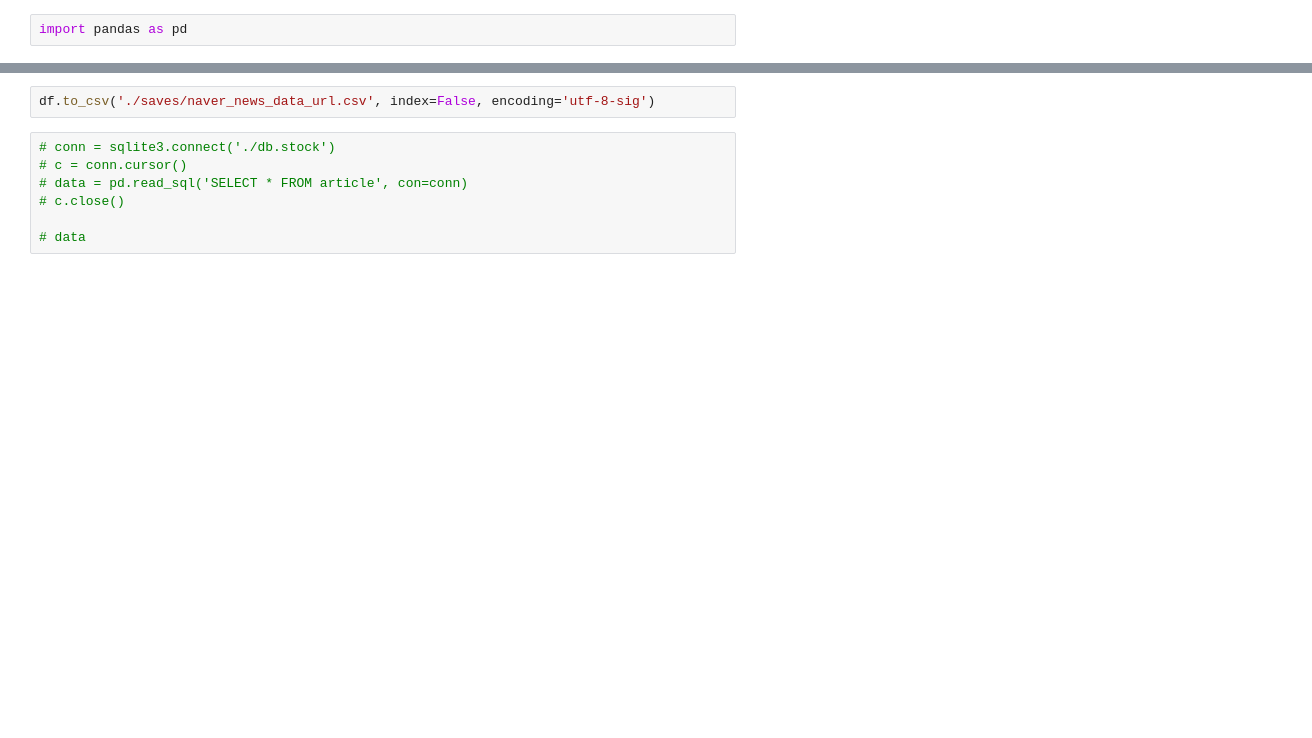
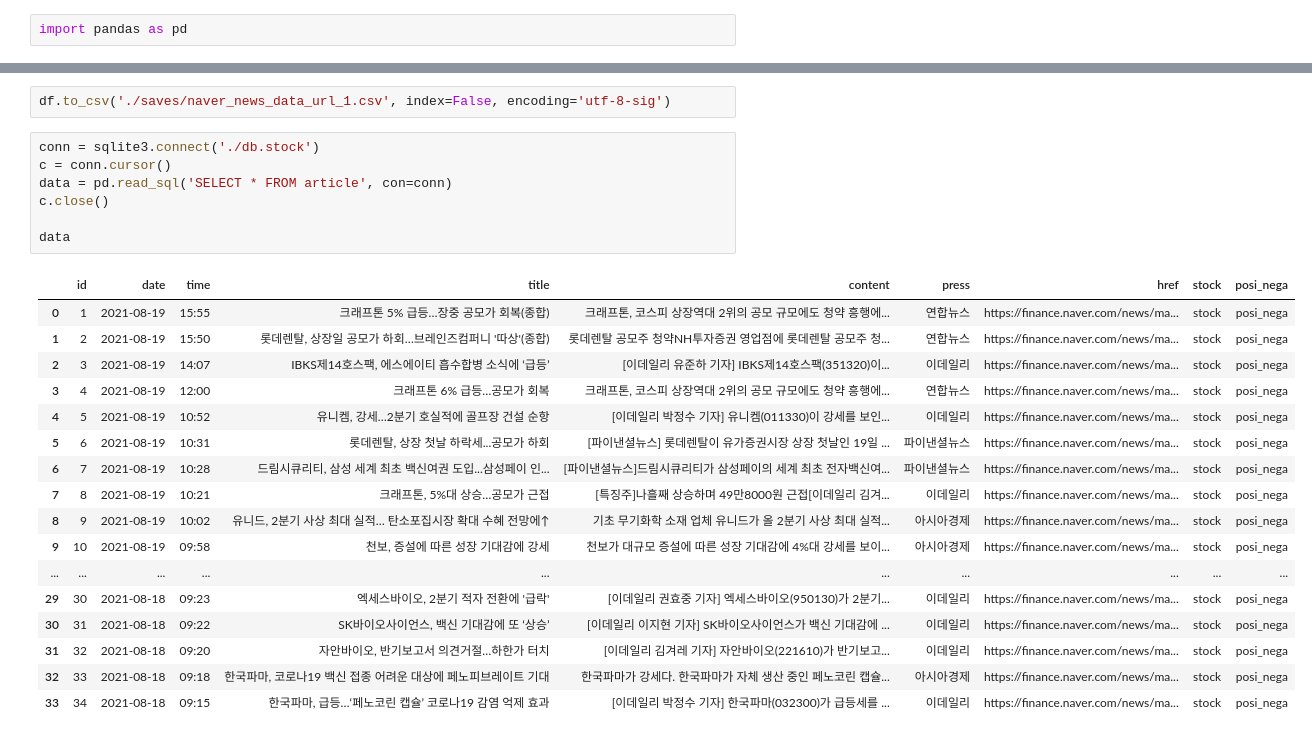
Before and after one commit to victoria2012/TeamProject, a Jupyter notebook: scraping/naver_finance_news_result_addUrl.ipynb, the cells around one changed output, grey strips where cells are left out. Cells and saved outputs as stored; diff of their text form; blank space fills up the shorter version.

```diff
--- a/scraping/naver_finance_news_result_addUrl.ipynb
+++ b/scraping/naver_finance_news_result_addUrl.ipynb
@@ -98,9 +102,27 @@ df
 # %%
-df.to_csv('./saves/naver_news_data_url.csv', index=False, encoding='utf-8-sig')
+df.to_csv('./saves/naver_news_data_url_1.csv', index=False, encoding='utf-8-sig')
 # %%
-# conn = sqlite3.connect('./db.stock')
-# c = conn.cursor()
-# data = pd.read_sql('SELECT * FROM article', con=conn)
-# c.close()
+conn = sqlite3.connect('./db.stock')
+c = conn.cursor()
+data = pd.read_sql('SELECT * FROM article', con=conn)
+c.close()
 
-# data
+data
+# %% [output]
+|  | id | date | time | title | content | press | href | stock | posi_nega |
+| 0 | 1 | 2021-08-19 | 15:55 | 크래프톤 5% 급등…장중 공모가 회복(종합) | 크래프톤, 코스피 상장역대 2위의 공모 규모에도 청약 흥행에... | 연합뉴스 | https://finance.naver.com/news/ma... | stock | posi_nega |
+| 1 | 2 | 2021-08-19 | 15:50 | 롯데렌탈, 상장일 공모가 하회…브레인즈컴퍼니 '따상'(종합) | 롯데렌탈 공모주 청약NH투자증권 영업점에 롯데렌탈 공모주 청... | 연합뉴스 | https://finance.naver.com/news/ma... | stock | posi_nega |
+| 2 | 3 | 2021-08-19 | 14:07 | IBKS제14호스팩, 에스에이티 흡수합병 소식에 ‘급등’ | [이데일리 유준하 기자] IBKS제14호스팩(351320)이... | 이데일리 | https://finance.naver.com/news/ma... | stock | posi_nega |
+| 3 | 4 | 2021-08-19 | 12:00 | 크래프톤 6% 급등…공모가 회복 | 크래프톤, 코스피 상장역대 2위의 공모 규모에도 청약 흥행에... | 연합뉴스 | https://finance.naver.com/news/ma... | stock | posi_nega |
+| 4 | 5 | 2021-08-19 | 10:52 | 유니켐, 강세…2분기 호실적에 골프장 건설 순항 | [이데일리 박정수 기자] 유니켐(011330)이 강세를 보인... | 이데일리 | https://finance.naver.com/news/ma... | stock | posi_nega |
+| 5 | 6 | 2021-08-19 | 10:31 | 롯데렌탈, 상장 첫날 하락세...공모가 하회 | [파이낸셜뉴스] 롯데렌탈이 유가증권시장 상장 첫날인 19일 ... | 파이낸셜뉴스 | https://finance.naver.com/news/ma... | stock | posi_nega |
+| 6 | 7 | 2021-08-19 | 10:28 | 드림시큐리티, 삼성 세계 최초 백신여권 도입...삼성페이 인... | [파이낸셜뉴스]드림시큐리티가 삼성페이의 세계 최초 전자백신여... | 파이낸셜뉴스 | https://finance.naver.com/news/ma... | stock | posi_nega |
+| 7 | 8 | 2021-08-19 | 10:21 | 크래프톤, 5%대 상승…공모가 근접 | [특징주]나흘째 상승하며 49만8000원 근접[이데일리 김겨... | 이데일리 | https://finance.naver.com/news/ma... | stock | posi_nega |
+| 8 | 9 | 2021-08-19 | 10:02 | 유니드, 2분기 사상 최대 실적… 탄소포집시장 확대 수혜 전망에↑ | 기초 무기화학 소재 업체 유니드가 올 2분기 사상 최대 실적... | 아시아경제 | https://finance.naver.com/news/ma... | stock | posi_nega |
+| 9 | 10 | 2021-08-19 | 09:58 | 천보, 증설에 따른 성장 기대감에 강세 | 천보가 대규모 증설에 따른 성장 기대감에 4%대 강세를 보이... | 아시아경제 | https://finance.naver.com/news/ma... | stock | posi_nega |
+| ... | ... | ... | ... | ... | ... | ... | ... | ... | ... |
+| 29 | 30 | 2021-08-18 | 09:23 | 엑세스바이오, 2분기 적자 전환에 '급락' | [이데일리 권효중 기자] 엑세스바이오(950130)가 2분기... | 이데일리 | https://finance.naver.com/news/ma... | stock | posi_nega |
+| 30 | 31 | 2021-08-18 | 09:22 | SK바이오사이언스, 백신 기대감에 또 ‘상승’ | [이데일리 이지현 기자] SK바이오사이언스가 백신 기대감에 ... | 이데일리 | https://finance.naver.com/news/ma... | stock | posi_nega |
+| 31 | 32 | 2021-08-18 | 09:20 | 자안바이오, 반기보고서 의견거절…하한가 터치 | [이데일리 김겨레 기자] 자안바이오(221610)가 반기보고... | 이데일리 | https://finance.naver.com/news/ma... | stock | posi_nega |
+| 32 | 33 | 2021-08-18 | 09:18 | 한국파마, 코로나19 백신 접종 어려운 대상에 페노피브레이트 기대 | 한국파마가 강세다. 한국파마가 자체 생산 중인 페노코린 캡슐... | 아시아경제 | https://finance.naver.com/news/ma... | stock | posi_nega |
+| 33 | 34 | 2021-08-18 | 09:15 | 한국파마, 급등…‘페노코린 캡슐’ 코로나19 감염 억제 효과 | [이데일리 박정수 기자] 한국파마(032300)가 급등세를 ... | 이데일리 | https://finance.naver.com/news/ma... | stock | posi_nega |
```
Also changed, not shown: parts of 2 cells of this notebook.
